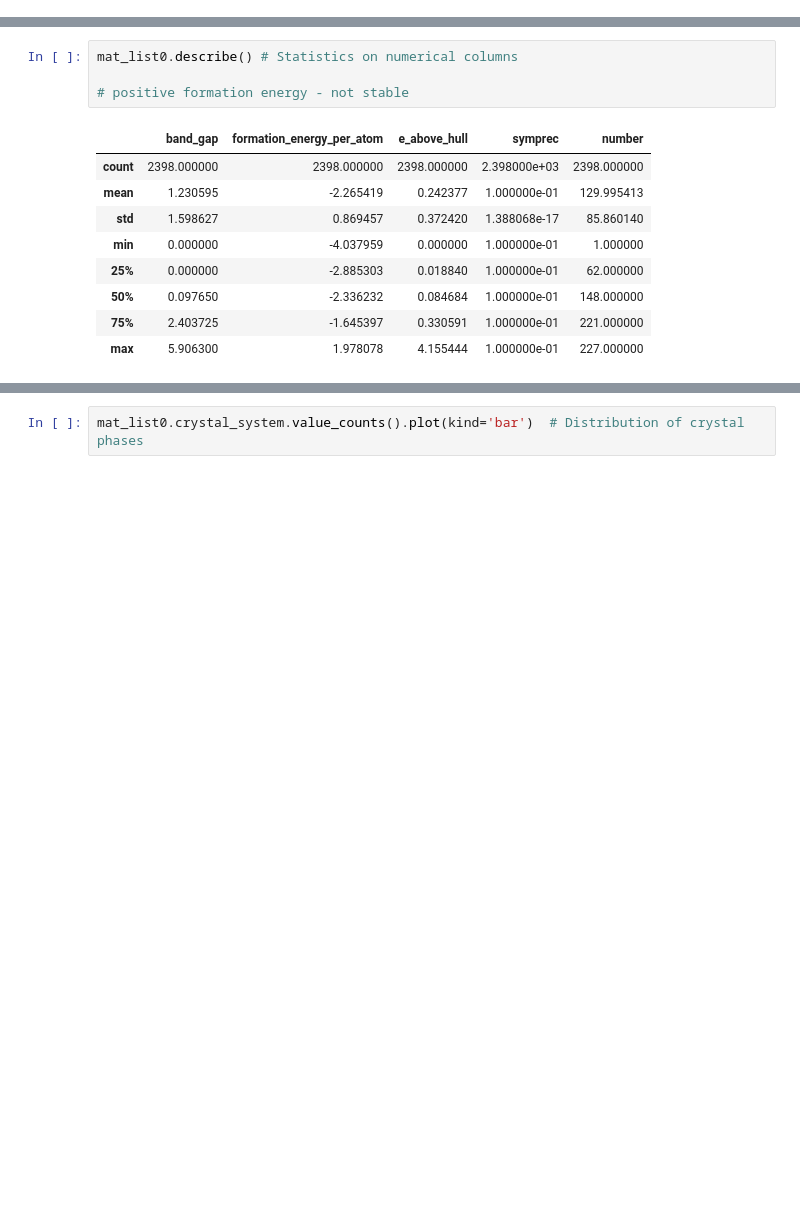
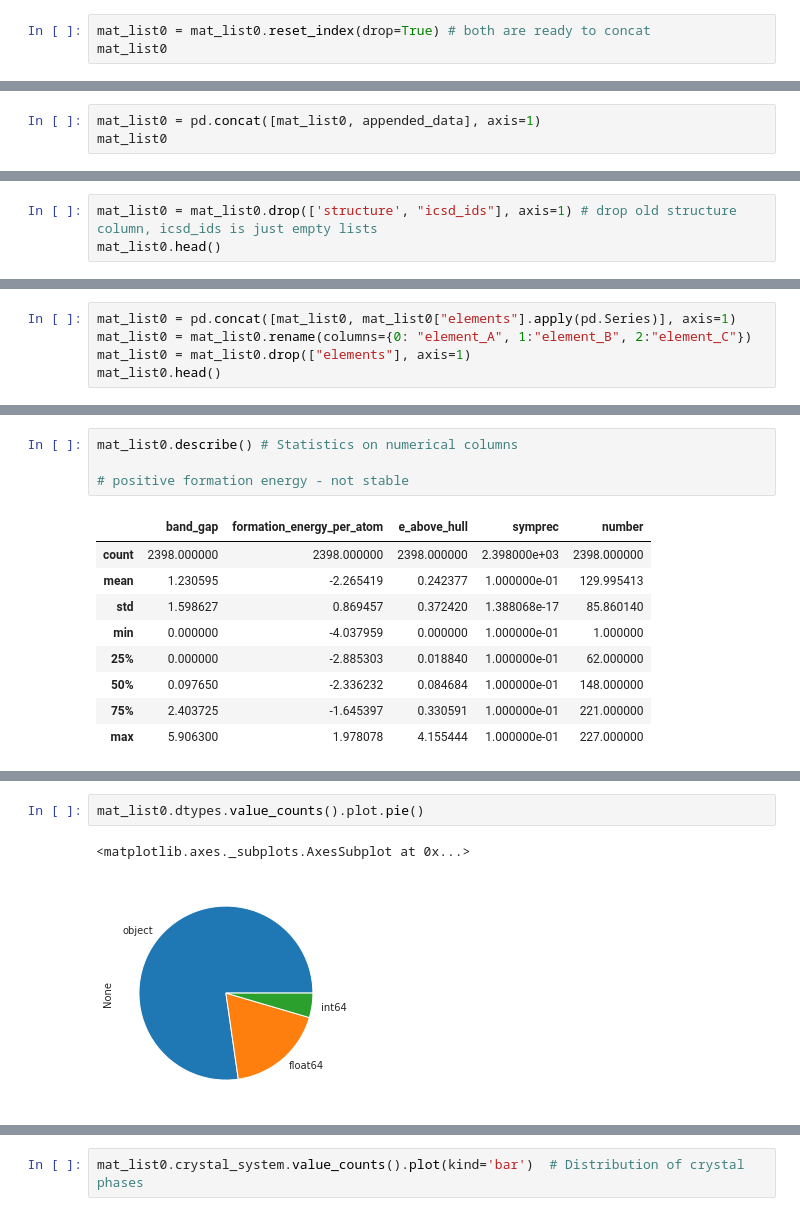
Before and after one commit to rebcervasio/Machine_Learning_Materials_Science_PhD, a Jupyter notebook: Machine_Learning_Ferroelectric_Perovskites.ipynb, the cells around one changed output, grey strips where cells are left out. Saved outputs shown, nothing was run; the diff lists cells and outputs as text; blank space fills up the shorter version.

```diff
--- a/Machine_Learning_Ferroelectric_Perovskites.ipynb
+++ b/Machine_Learning_Ferroelectric_Perovskites.ipynb
@@ -224,0 +246,3 @@ Lets try to analyse the information we have until now:
+# %%
+mat_list0 = mat_list0.reset_index(drop=True) # both are ready to concat
+mat_list0
@@ -224,0 +263,3 @@ Lets try to analyse the information we have until now:
+# %%
+mat_list0 = pd.concat([mat_list0, appended_data], axis=1)
+mat_list0
@@ -224,0 +280,3 @@ Lets try to analyse the information we have until now:
+# %%
+mat_list0 = mat_list0.drop(['structure', "icsd_ids"], axis=1) # drop old structure column, icsd_ids is just empty lists
+mat_list0.head()
@@ -224,0 +292,5 @@ Lets try to analyse the information we have until now:
+# %%
+mat_list0 = pd.concat([mat_list0, mat_list0["elements"].apply(pd.Series)], axis=1)
+mat_list0 = mat_list0.rename(columns={0: "element_A", 1:"element_B", 2:"element_C"})
+mat_list0 = mat_list0.drop(["elements"], axis=1)
+mat_list0.head()
@@ -244,0 +329,5 @@ mat_list0.band_gap.plot(kind='hist')  # Bandgap histogram
+# %%
+mat_list0.dtypes.value_counts().plot.pie()
+# %% [output]
+<matplotlib.axes._subplots.AxesSubplot at 0x...>
+[figure, added]
```
Also changed, not shown: parts of 251 cells of this notebook.
